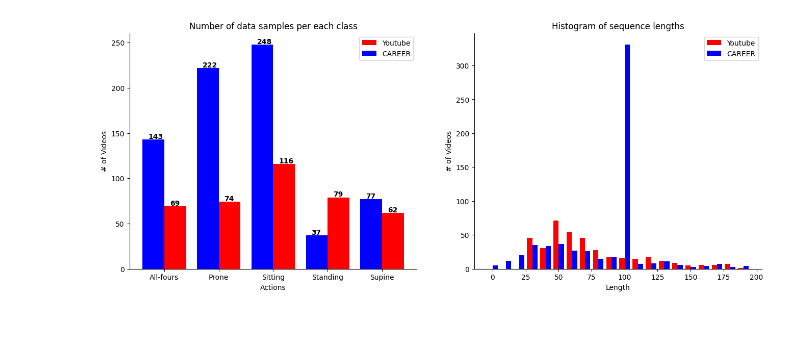
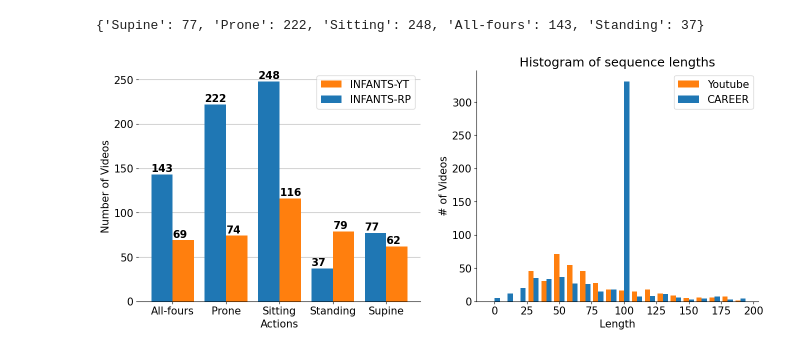
Before and after one commit to ostadabbas/Infant-Action-Recognition-with-DMD, a Jupyter notebook: data_statistics.ipynb, the cells around one changed output. Drawn from its saved outputs; the diff is of its cells as text; code cells hidden in the pictures; blank space fills up the shorter version.

```diff
--- a/data_statistics.ipynb
+++ b/data_statistics.ipynb
@@ -3,8 +3,20 @@ import numpy as np
 import matplotlib.pyplot as plt
 import pickle
 # %%
-with open('.\Data\InfAct_plus\InfAct_plus_2d_yolo.pkl', 'rb') as f:
+with open('.\Data\INFANTS\INFANTS.pkl', 'rb') as f:
     infact_ds = pickle.load(f)
+# %%
+career_ds = [item for item in infact_ds['annotations'] if 'CAREER' in item['source']]
+pos_nums = {}
+for item in career_ds:
+    pos = item['pos_label']
+    if pos not in pos_nums:
+        pos_nums[pos] = 1
+    else:
+        pos_nums[pos] += 1
+pos_nums
+# %% [output]
+{'Supine': 77, 'Prone': 222, 'Sitting': 248, 'All-fours': 143, 'Standing': 37}
 # %%
 youtube_ds = [item for item in infact_ds['annotations'] if 'youtube' in item['source']]
 career_ds = [item for item in infact_ds['annotations'] if 'CAREER' in item['source']]
@@ -24,40 +36,43 @@ def set_ax_borders(ax, top, right, bottom, left):
     ax.spines['bottom'].set_visible(bottom)
     ax.spines['left'].set_visible(left)
 # %%
+plt.rcParams.update({'font.size': 15})
 fig, axes = plt.subplots(ncols=2)
 fig.set_size_inches(16,6)
 
 width=0.4
 ind = np.arange(len(yt_ul))
 
-axes[0].bar(ind, yt_ul_c, color='red', width=width, align='edge', label='Youtube')
-axes[0].bar(ind, ca_ul_c, color='blue', width=-width, align='edge', label='CAREER')
+axes[0].yaxis.grid(True, zorder=0)
+axes[0].set_axisbelow(True)
+axes[0].bar(ind, yt_ul_c, color='tab:orange', width=width, align='edge', label='INFANTS-YT', zorder=1)
+axes[0].bar(ind, ca_ul_c, color='tab:blue', width=-width, align='edge', label='INFANTS-RP', zorder=1)
 
 axes[0].set_xticks(ind)
 axes[0].set_xticklabels(yt_ul, minor=False)
 
 for i, (yt_v,ca_v) in enumerate(zip(yt_ul_c, ca_ul_c)):
-    axes[0].text(i+width/4, yt_v+1, str(yt_v), color='black', fontweight='bold')
-    axes[0].text(i-3*width/4, ca_v+1, str(ca_v), color='black', fontweight='bold')
+    axes[0].text(i+width/60, yt_v+3, str(yt_v), color='black', fontweight='bold')
+    axes[0].text(i-3*width/3, ca_v+3, str(ca_v), color='black', fontweight='bold')
 
-set_ax_borders(axes[0], False, False, True, True)
+set_ax_borders(axes[0], False, False, True, False)
 axes[0].legend()
 axes[0].set_xlabel('Actions')
-axes[0].set_ylabel('# of Videos')
-axes[0].set_title('Number of data samples per each class')
+axes[0].set_ylabel('Number of Videos')
+#axes[0].set_title('Number of data samples per each class')
 
 bin_length = 10
 bins = np.arange(0,201,bin_length)
-axes[1].hist([youtube_lengths, career_lengths], bins=bins-bin_length/2, color=['red', 'blue'], label=['Youtube', 'CAREER'])
+axes[1].hist([youtube_lengths, career_lengths], bins=bins-bin_length/2, color=['tab:orange', 'tab:blue'], label=['Youtube', 'CAREER'])
 set_ax_borders(axes[1], False, False, True, True)
 axes[1].legend()
 axes[1].set_xlabel('Length')
 axes[1].set_ylabel('# of Videos')
 axes[1].set_title('Histogram of sequence lengths')
 
 plt.show()
 # %% [output]
-[figure, old version]
+[figure, new version]
 # %%
 def set_ax_borders(ax, top, right, bottom, left):
     ax.spines['top'].set_visible(top)
```
Also changed, not shown: parts of 3 cells of this notebook, 1 other file.
